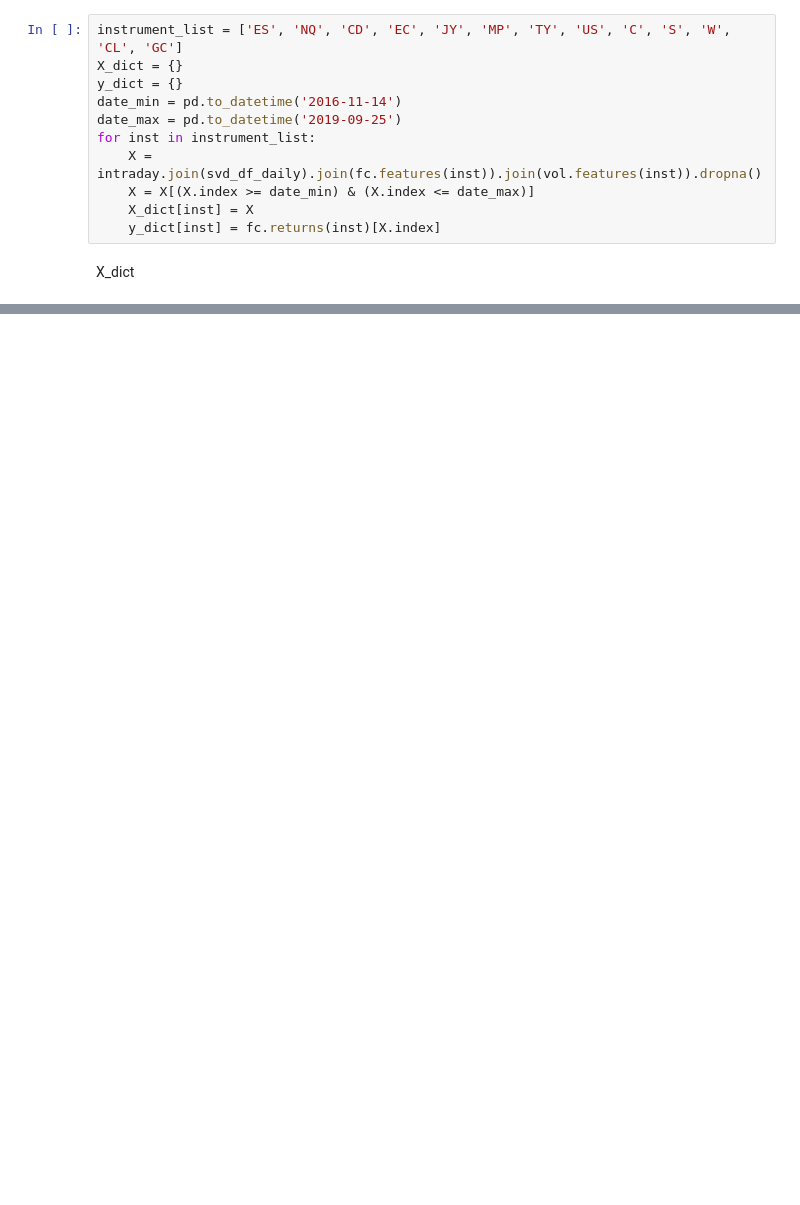
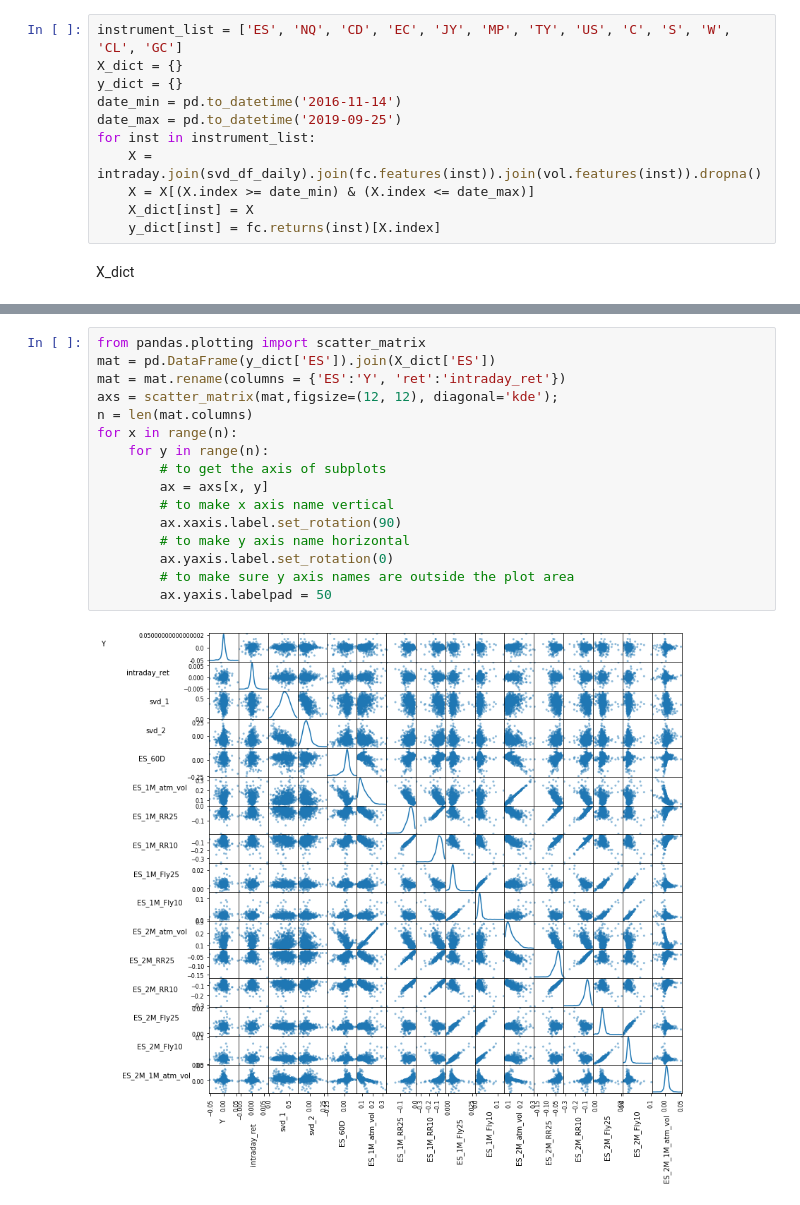
Before and after one commit to QuantCS109/TrumpTweets, a Jupyter notebook: trade_model.ipynb, the cells around one changed output, grey strips where cells are left out. Saved outputs shown, nothing was run; the diff lists cells and outputs as text; blank space fills up the shorter version.

```diff
--- a/trade_model.ipynb
+++ b/trade_model.ipynb
@@ -133,0 +137,18 @@ graph
+# %%
+from pandas.plotting import scatter_matrix
+mat = pd.DataFrame(y_dict['ES']).join(X_dict['ES'])
+mat = mat.rename(columns = {'ES':'Y', 'ret':'intraday_ret'})
+axs = scatter_matrix(mat,figsize=(12, 12), diagonal='kde');
+n = len(mat.columns)
+for x in range(n):
+    for y in range(n):
+        # to get the axis of subplots
+        ax = axs[x, y]
+        # to make x axis name vertical
+        ax.xaxis.label.set_rotation(90)
+        # to make y axis name horizontal
+        ax.yaxis.label.set_rotation(0)
+        # to make sure y axis names are outside the plot area
+        ax.yaxis.labelpad = 50
+# %% [output]
+[figure, added]
```
Also changed, not shown: parts of 6 cells of this notebook, 15 other files.
